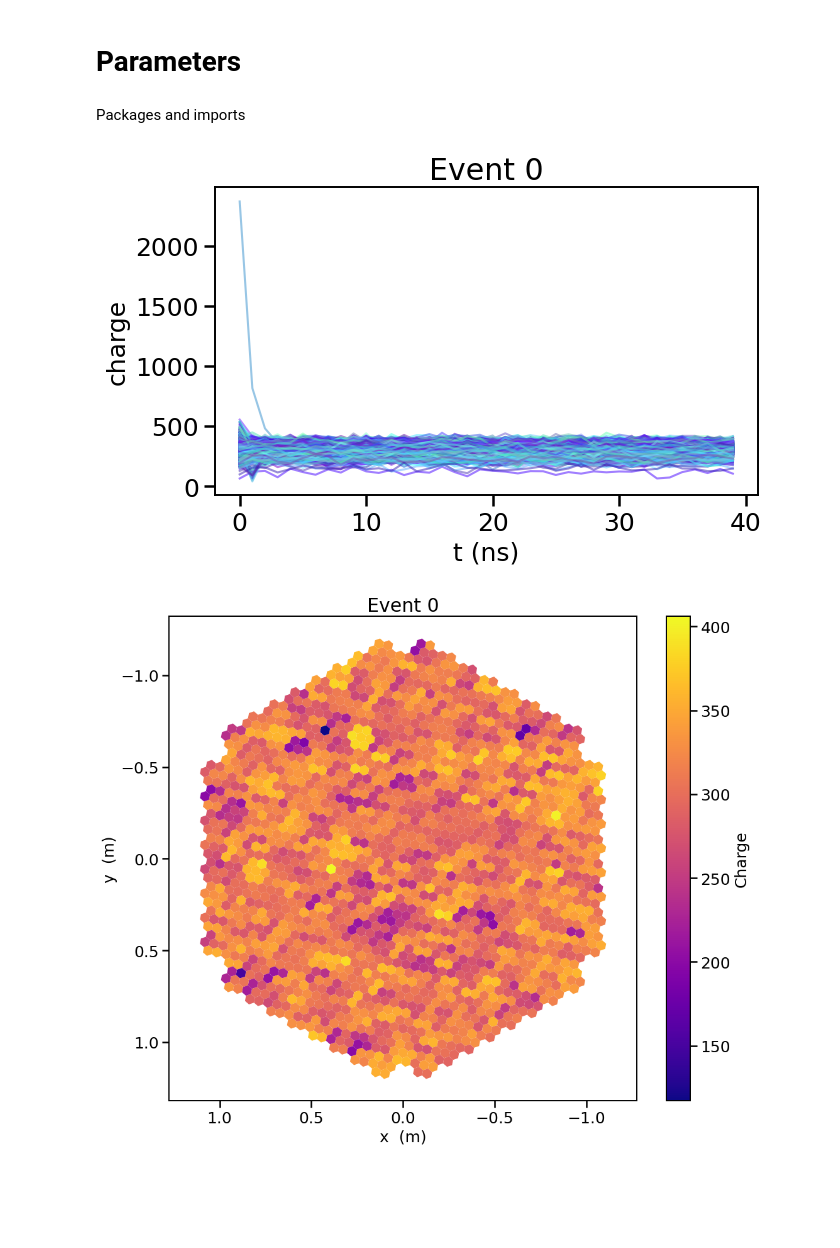
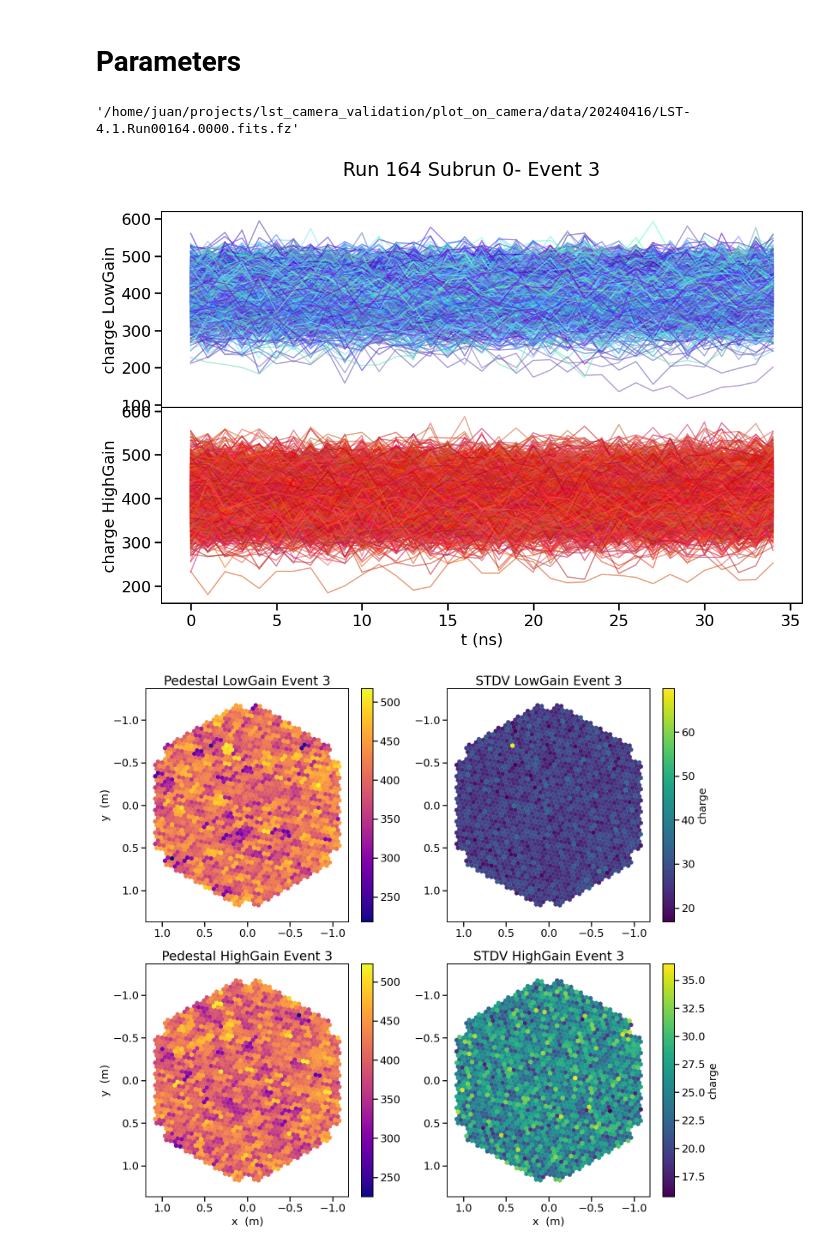
Before and after one commit to juanjq/LST-camera_validation, a Jupyter notebook: plot_on_camera/camera_plots.ipynb, the cells around one changed output. Saved outputs shown, nothing was run; the diff lists cells and outputs as text; code cells hidden in the pictures; blank space fills up the shorter version.

```diff
--- a/plot_on_camera/camera_plots.ipynb
+++ b/plot_on_camera/camera_plots.ipynb
@@ -1,15 +1,18 @@
 # %% [markdown]
 # Parameters
 # %%
-RUN = 160
+RUN = 164
 SUBRUN = 0
-Nevents = 50 # number of events we are going to extract to plot
+Nevents = 10 # number of events we are going to extract to plot
 
 root = "/home/juan/projects/lst_camera_validation/plot_on_camera/data/20240416"
 
-path = root + "/LST-4.1.Run"+str(RUN).zfill(5)+"."+str(SUBRUN).zfill(4)+".fits.fz"
+path0 = root + "/LST-4.1.Run"+str(160).zfill(5)+"."+str(SUBRUN).zfill(4)+".fits.fz"
+path1 = root + "/LST-4.1.Run"+str(RUN).zfill(5)+"."+str(SUBRUN).zfill(4)+".fits.fz"
+path2 = root + "/LST-4.2.Run"+str(RUN).zfill(5)+"."+str(SUBRUN).zfill(4)+".fits.fz"
+path1
+# %% [output]
+'/home/juan/projects/lst_camera_validation/plot_on_camera/data/20240416/LST-4.1.Run00164.0000.fits.fz'
-# %% [markdown]
-Packages and imports
 # %%
 import matplotlib.pyplot as plt
 import matplotlib.colors as colors
@@ -54,12 +118,33 @@ for w in ws:
 # %%
-for event_index in range(len(ws)):
+for event_index in range(len(wsH)):
 
-    aux.event_waveforms_plot(event_index, ws)
-    plt.title(f"Event {event_index}")
+    fig,(ax, ax2) = plt.subplots(2, 1, figsize=(13,8), sharex=True)
+    event_waveforms_plot(event_index, wsL, ax, "b", "LowGain")
+    event_waveforms_plot(event_index, wsH, ax2, "r", "HighGain")
+    fig.suptitle(f"Run {RUN} Subrun {SUBRUN}- Event {ev_ids[event_index]}")
+    plt.subplots_adjust(wspace=0, hspace=0)
+    plt.savefig(f'graphs/run{RUN}_ev{event_index}_waveforms.png', format='png', bbox_inches='tight', dpi=300)
     plt.show()
 
-    event_pedestals_plot(event_index, pedestals, camgeom)
+
+
+
+
+    fig,((ax1, ax2), (ax3, ax4)) = plt.subplots(2, 2, figsize=(15,13.4))
+
+    event_pedestals_plot(event_index, pedestalsL, camgeom, ev_ids, ax1, "plasma", "Pedestal LowGain", "")
+    event_pedestals_plot(event_index, stdsL, camgeom, ev_ids, ax2, "viridis", "STDV LowGain", "charge")
+    event_pedestals_plot(event_index, pedestalsH, camgeom, ev_ids, ax3, "plasma", "Pedestal HighGain", "")
+    event_pedestals_plot(event_index, stdsH, camgeom, ev_ids, ax4, "viridis", "STDV HighGain", "charge")
+
+    for ax in [ax2, ax4]:
+        ax.set_ylabel(None)
+    for ax in [ax2, ax1]:
+        ax.set_xlabel(None)
+
+    fig.tight_layout()
+    plt.savefig(f'graphs/run{RUN}_ev{event_index}_cameraplot.png', format='png', bbox_inches='tight', dpi=300)
     plt.show()
 # %% [output]
-[figure, old version]
+[figure, new version]
-[figure, old version]
+[figure, new version]
```
Also changed, not shown: parts of 7 cells of this notebook, 42 other files.
